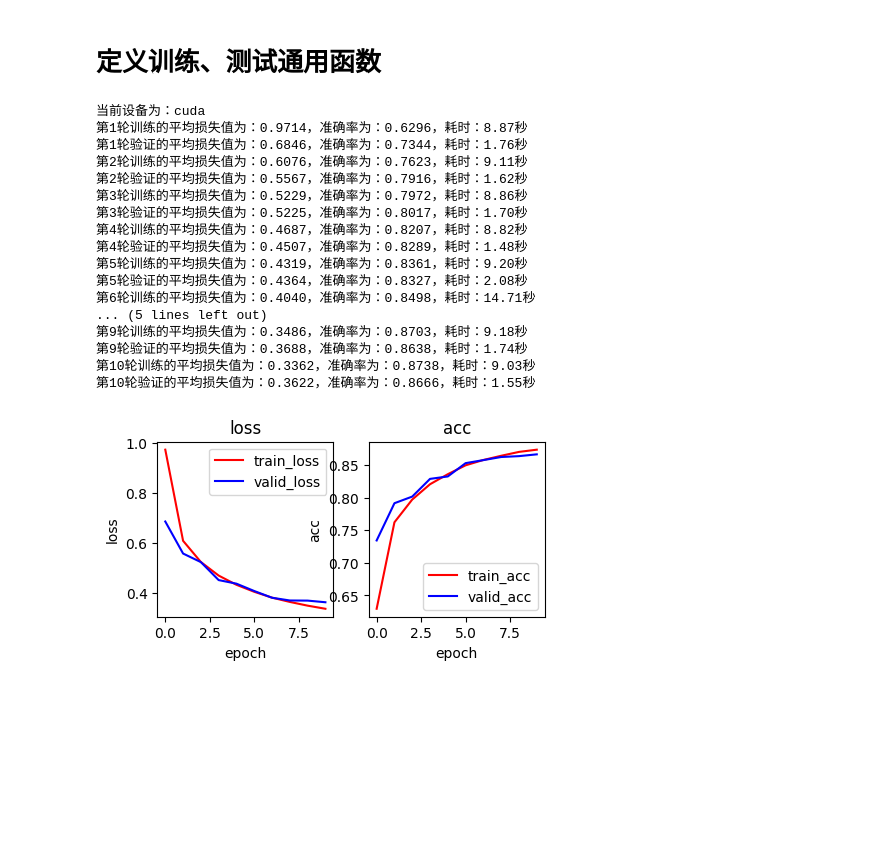
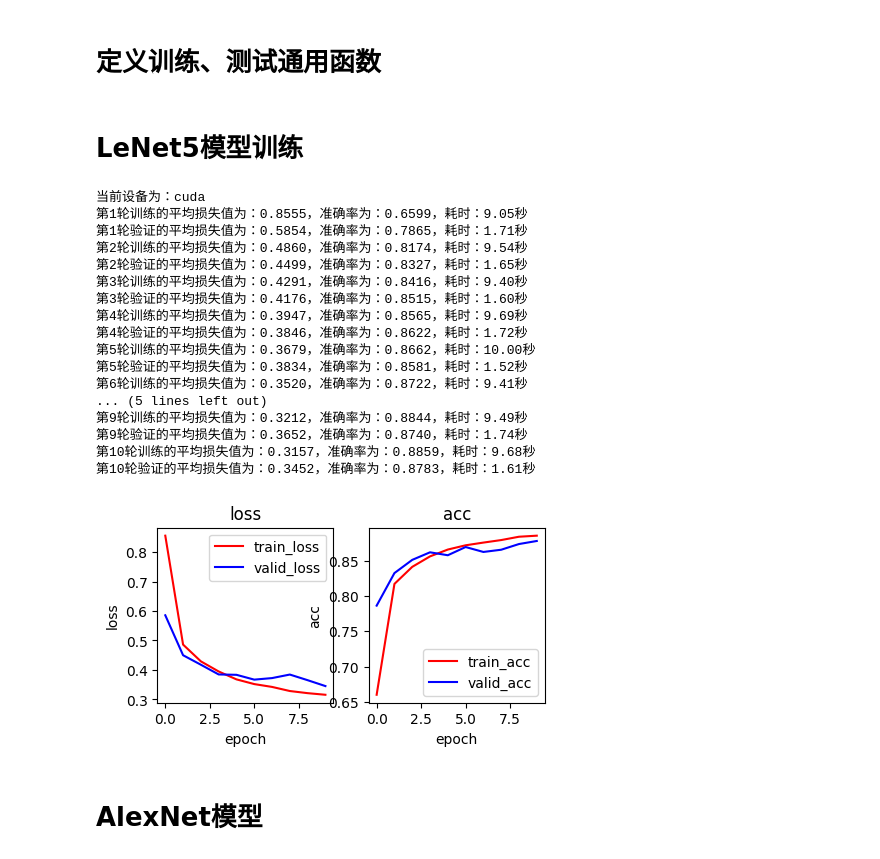
Before and after one commit to frankie325/deeplearning, a Jupyter notebook: practice/net/index.ipynb, the cells around one changed output. Drawn from its saved outputs; the diff is of its cells as text; code cells hidden in the pictures; blank space fills up the shorter version.

```diff
--- a/practice/net/index.ipynb
+++ b/practice/net/index.ipynb
@@ -125,12 +124,18 @@ torch.Size([64])
 # 定义训练、测试通用函数
 # %%
 # 训练模型
-def train_model(model, train_loader, valid_loader, epochs=20):
+def train_model(
+    model,
+    train_loader,
+    valid_loader,
+    save_path: str,
+    epochs=20,
+):
     device = torch.device("cuda" if torch.cuda.is_available() else "cpu")
     print(f"当前设备为：{device}")
     model = model().to(device)
     criterion = nn.CrossEntropyLoss()
-    optimizer = optim.Adam(model.parameters(), lr=0.001)
+    optimizer = optim.Adam(model.parameters(), lr=0.01)
 
     valid_losses = []
     train_losses = []
@@ -191,7 +196,7 @@ def train_model(model, train_loader, valid_loader, epochs=20):
             f"第{epoch+1}轮验证的平均损失值为：{valid_loss/len(valid_loader):.4f}，准确率为：{valid_acc:.4f}，耗时：{time.time()-start_time:.2f}秒"
         )
 
-    torch.save(model.state_dict(), "./model/LeNet5_model.pth")
+    torch.save(model.state_dict(), save_path)
 
     # 1.创建画布
     figure = plt.figure(figsize=(5, 5), dpi=100)
@@ -220,7 +225,7 @@ def test_model(model, model_path, test_loader):
     model = model().to(device)
     model.load_state_dict(torch.load(model_path))
 
-    correct_sum = 0 # 测试集准确率
+    correct_sum = 0  # 测试集准确率
     for images, labels in test_loader:
         model.eval()
         images = images.to(device)
@@ -230,33 +235,39 @@ def test_model(model, model_path, test_loader):
         correct_sum += (y_pred == labels).sum()
 
     print(f"测试集准确率为：{correct_sum / len(test_loader.dataset):.4f}")
-
-
-if __name__ == "__main__":
-    train_loader, valid_loader, test_loader = load_FashionMNIST(16)
-    model = LeNet5
-
-    # 训练模型
-    train_model(model, train_loader, valid_loader, epochs=10)
-
-    # 测试模型
-    # test_model(model, "./model/LeNet5_model.pth", test_loader)
-# %% [output]
-当前设备为：cuda
-第1轮训练的平均损失值为：0.9714，准确率为：0.6296，耗时：8.87秒
-第1轮验证的平均损失值为：0.6846，准确率为：0.7344，耗时：1.76秒
-第2轮训练的平均损失值为：0.6076，准确率为：0.7623，耗时：9.11秒
-第2轮验证的平均损失值为：0.5567，准确率为：0.7916，耗时：1.62秒
-第3轮训练的平均损失值为：0.5229，准确率为：0.7972，耗时：8.86秒
-第3轮验证的平均损失值为：0.5225，准确率为：0.8017，耗时：1.70秒
-第4轮训练的平均损失值为：0.4687，准确率为：0.8207，耗时：8.82秒
-第4轮验证的平均损失值为：0.4507，准确率为：0.8289，耗时：1.48秒
-第5轮训练的平均损失值为：0.4319，准确率为：0.8361，耗时：9.20秒
-第5轮验证的平均损失值为：0.4364，准确率为：0.8327，耗时：2.08秒
-第6轮训练的平均损失值为：0.4040，准确率为：0.8498，耗时：14.71秒
-... (5 lines left out)
-第9轮训练的平均损失值为：0.3486，准确率为：0.8703，耗时：9.18秒
-第9轮验证的平均损失值为：0.3688，准确率为：0.8638，耗时：1.74秒
-第10轮训练的平均损失值为：0.3362，准确率为：0.8738，耗时：9.03秒
-第10轮验证的平均损失值为：0.3622，准确率为：0.8666，耗时：1.55秒
-[figure, removed]
+# %% [markdown]
+# LeNet5模型训练
+# %%
+train_loader, valid_loader, test_loader = load_data(FashionMNIST, batch_size=16, size=32)
+model = LeNet5
+# 训练模型
+train_model(
+    model,
+    train_loader,
+    valid_loader,
+    save_path="./model/LeNet5_model.pth",
+    epochs=10,
+)
+# 测试模型
+# test_model(model, "./model/LeNet5_model.pth", test_loader)
+# %% [output]
+当前设备为：cuda
+第1轮训练的平均损失值为：0.8555，准确率为：0.6599，耗时：9.05秒
+第1轮验证的平均损失值为：0.5854，准确率为：0.7865，耗时：1.71秒
+第2轮训练的平均损失值为：0.4860，准确率为：0.8174，耗时：9.54秒
+第2轮验证的平均损失值为：0.4499，准确率为：0.8327，耗时：1.65秒
+第3轮训练的平均损失值为：0.4291，准确率为：0.8416，耗时：9.40秒
+第3轮验证的平均损失值为：0.4176，准确率为：0.8515，耗时：1.60秒
+第4轮训练的平均损失值为：0.3947，准确率为：0.8565，耗时：9.69秒
+第4轮验证的平均损失值为：0.3846，准确率为：0.8622，耗时：1.72秒
+第5轮训练的平均损失值为：0.3679，准确率为：0.8662，耗时：10.00秒
+第5轮验证的平均损失值为：0.3834，准确率为：0.8581，耗时：1.52秒
+第6轮训练的平均损失值为：0.3520，准确率为：0.8722，耗时：9.41秒
+... (5 lines left out)
+第9轮训练的平均损失值为：0.3212，准确率为：0.8844，耗时：9.49秒
+第9轮验证的平均损失值为：0.3652，准确率为：0.8740，耗时：1.74秒
+第10轮训练的平均损失值为：0.3157，准确率为：0.8859，耗时：9.68秒
+第10轮验证的平均损失值为：0.3452，准确率为：0.8783，耗时：1.61秒
+[figure, added]
+# %% [markdown]
+# AlexNet模型
```
Also changed, not shown: parts of 4 cells of this notebook.
